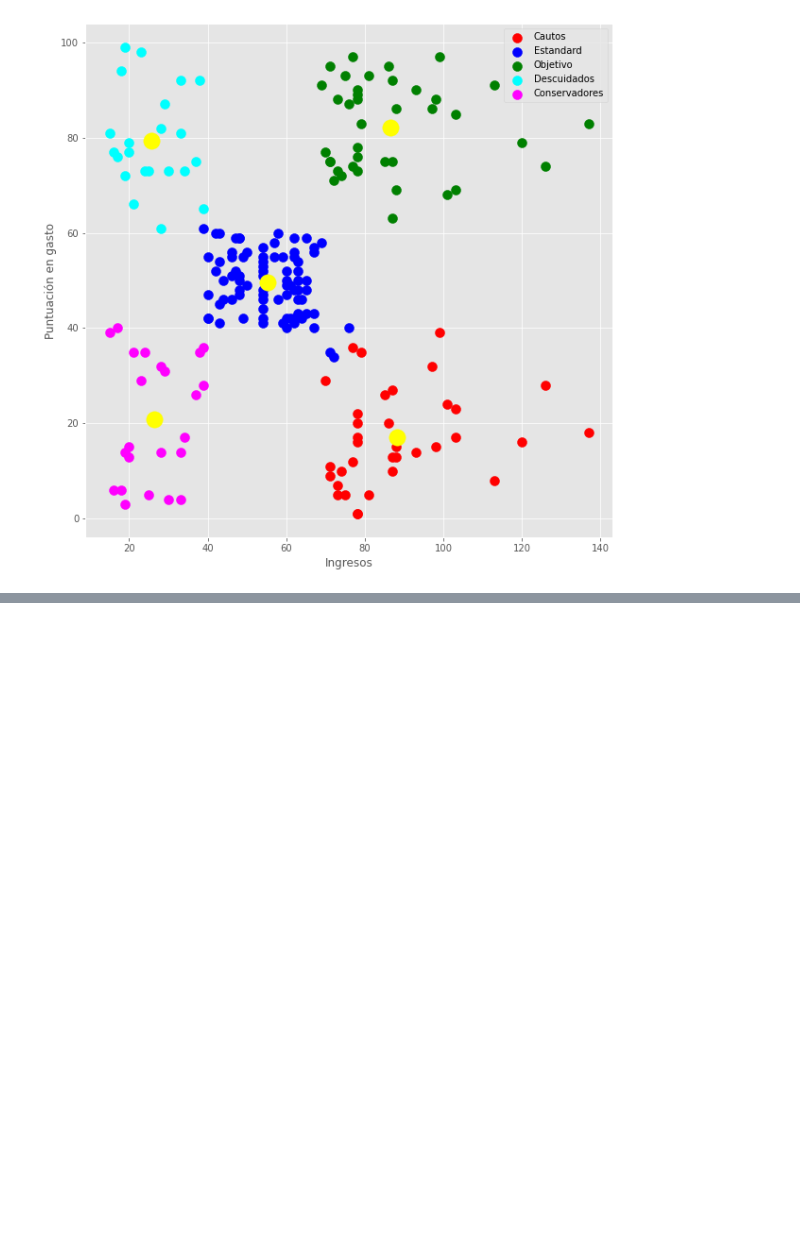
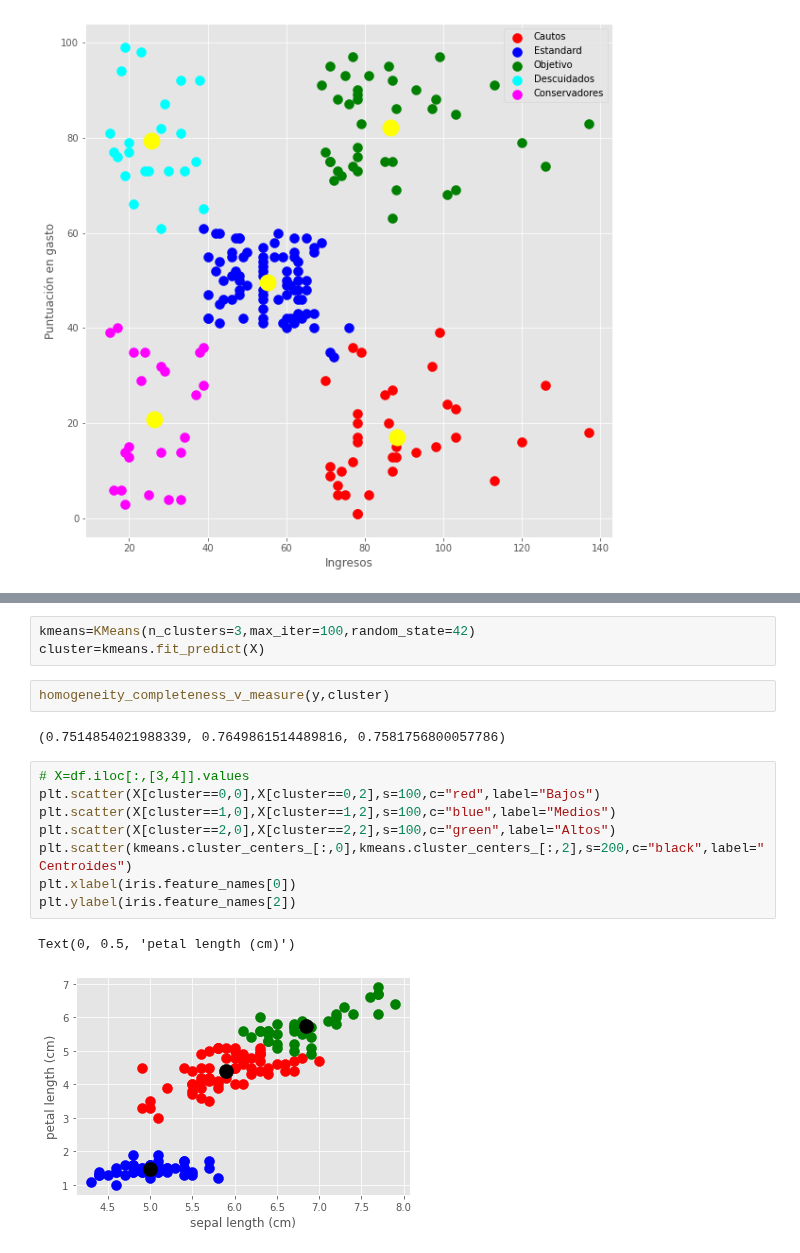
Before and after one commit to felixballestergoytia/Bootcamp_Sep2022, a Jupyter notebook: K-Means/kmeans.ipynb, the cells around one changed output, grey strips where cells are left out. Saved outputs shown, nothing was run; the diff lists cells and outputs as text; blank space fills up the shorter version.

```diff
--- a/K-Means/kmeans.ipynb
+++ b/K-Means/kmeans.ipynb
@@ -199,0 +287,18 @@ plt.legend();
+# %%
+kmeans=KMeans(n_clusters=3,max_iter=100,random_state=42)
+cluster=kmeans.fit_predict(X)
+# %%
+homogeneity_completeness_v_measure(y,cluster)
+# %% [output]
+(0.7514854021988339, 0.7649861514489816, 0.7581756800057786)
+# %%
+# X=df.iloc[:,[3,4]].values
+plt.scatter(X[cluster==0,0],X[cluster==0,2],s=100,c="red",label="Bajos")
+plt.scatter(X[cluster==1,0],X[cluster==1,2],s=100,c="blue",label="Medios")
+plt.scatter(X[cluster==2,0],X[cluster==2,2],s=100,c="green",label="Altos")
+plt.scatter(kmeans.cluster_centers_[:,0],kmeans.cluster_centers_[:,2],s=200,c="black",label="Centroides")
+plt.xlabel(iris.feature_names[0])
+plt.ylabel(iris.feature_names[2])
+# %% [output]
+Text(0, 0.5, 'petal length (cm)')
+[figure, added]
```
Also changed, not shown: parts of 20 cells of this notebook.
